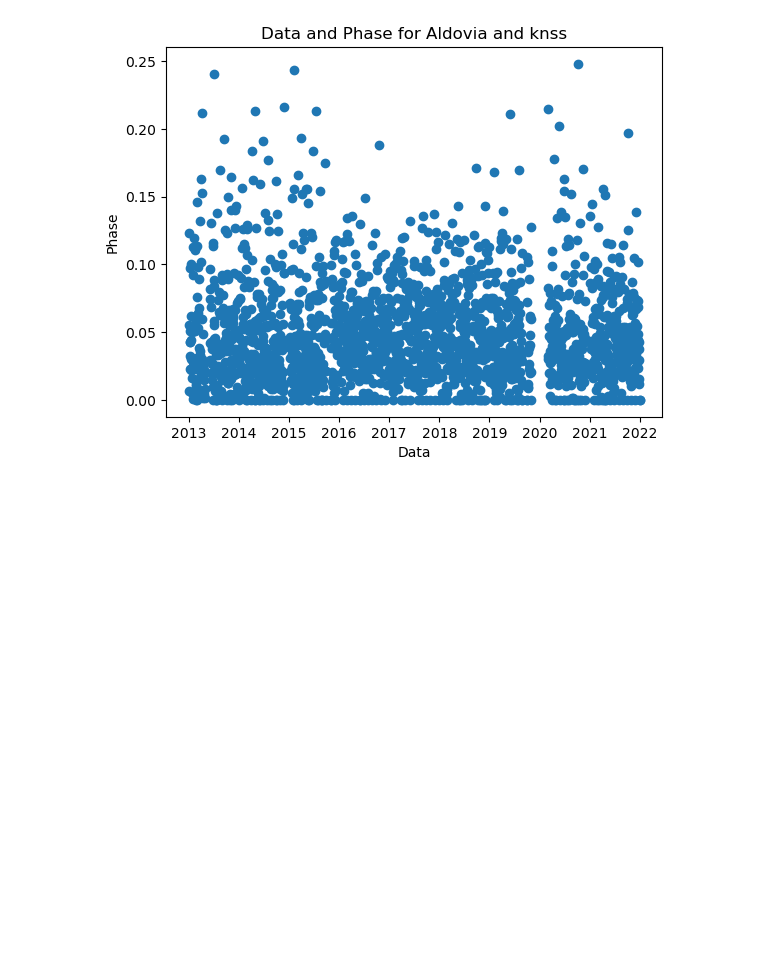
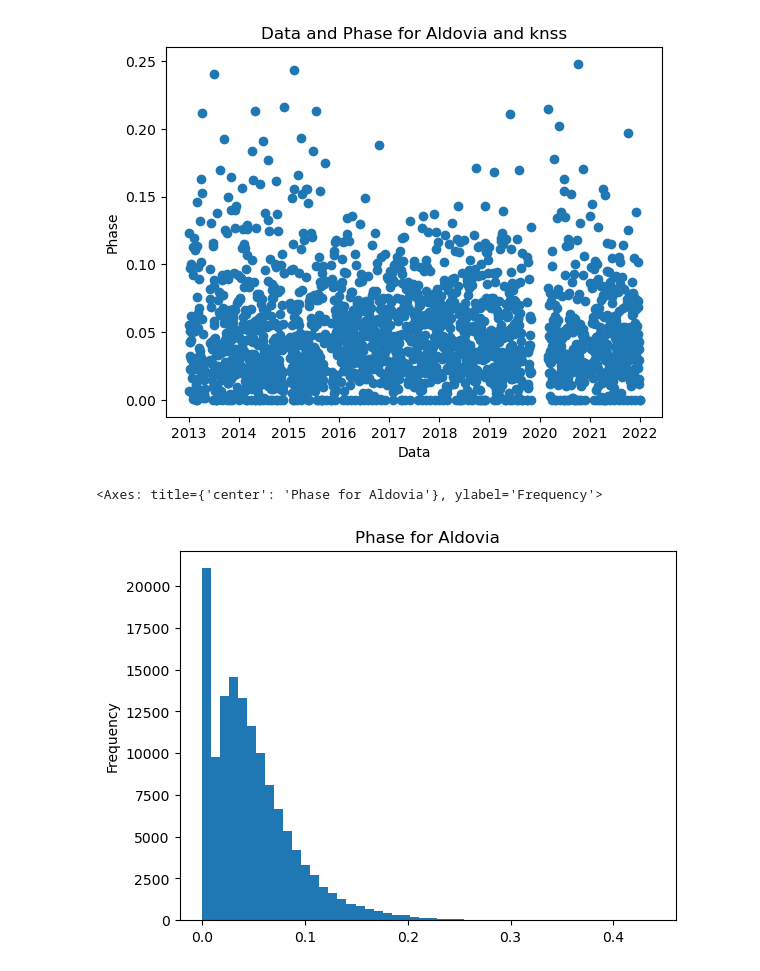
Before and after one commit to debsankarde/Novartis-datathon-2023, a Jupyter notebook: data_submission/eda.ipynb, the cells around one changed output. Drawn from its saved outputs; the diff is of its cells as text; code cells hidden in the pictures; blank space fills up the shorter version.

```diff
--- a/data_submission/eda.ipynb
+++ b/data_submission/eda.ipynb
@@ -134,3 +135,8 @@ plt.title('Data and Phase for Aldovia and knss')
 plt.show()
 # %% [output]
 [figure]
+# %%
+df.loc[df['country'] == 'Aldovia', 'phase'].plot(kind='hist', bins=50, title='Phase for Aldovia')
+# %% [output]
+<Axes: title={'center': 'Phase for Aldovia'}, ylabel='Frequency'>
+[figure, added]
```
Also changed, not shown: parts of 9 cells of this notebook.
